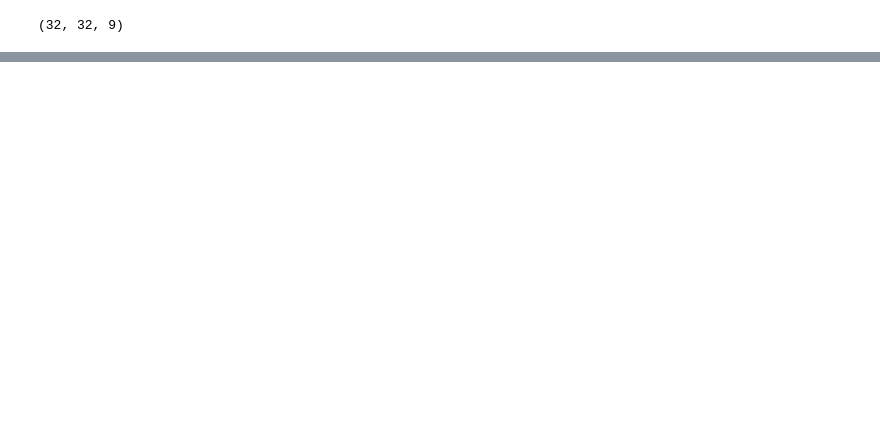
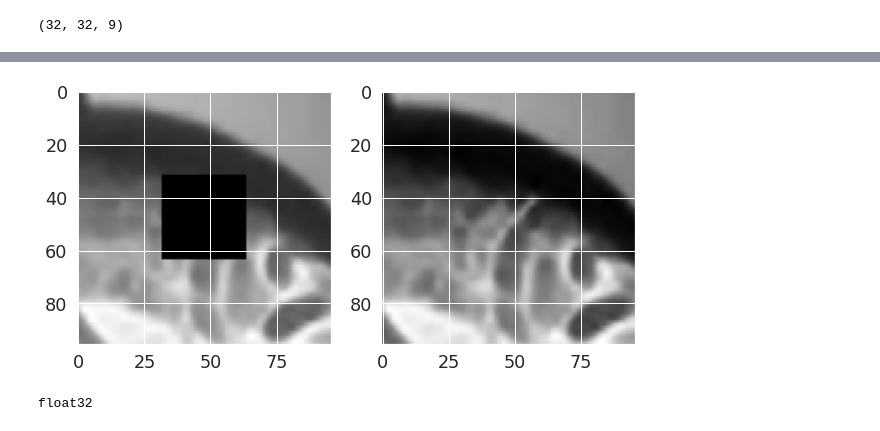
Before and after one commit to WeiKuoLi/Picture-Interpolation, a Jupyter notebook: picture_interpolation.ipynb, the cells around one changed output, grey strips where cells are left out. Drawn from its saved outputs; the diff is of its cells as text; code cells hidden in the pictures; blank space fills up the shorter version.

```diff
--- a/picture_interpolation.ipynb
+++ b/picture_interpolation.ipynb
@@ -364,0 +402,26 @@ now (9, 32, 32)
+# %%
+def get_mask():
+  a=np.ones((96,96))
+  a[32:64,32:64]=0
+  return a
+print(all_pic.shape)
+#plt.imshow(all_pic[330],cmap='bone')
+pimg = all_pic[3344]
+#plt.imshow(pimg)
+f = np.fft.fft2(pimg)
+print(f.real)
+invf = np.fft.ifft2(f)
+#plt.imshow(invf.real)
+all_pic_cut=all_pic[:,16:112,16:112]
+
+
+fig, ax=plt.subplots(1,4,figsize=(10,10))
+ax[0].imshow(all_pic[3344],cmap=plt.cm.gray)
+ax[0].title.set_text('PIC')
+ax[1].imshow(invf.real,cmap=plt.cm.gray)
+ax[1].title.set_text('IFFT(FFT(PIC))')
+ax[2].imshow(all_pic_cut[3344],cmap=plt.cm.gray)
+ax[2].title.set_text('CUT_96x96 ')
+ax[3].imshow((all_pic_cut*(get_mask().reshape(1,96,96)))[3344],cmap=plt.cm.gray)
+ax[3].title.set_text('CUT_CENTER')
+plt.show()
@@ -364,0 +464,21 @@ now (9, 32, 32)
+# %%
+train_x_2=(all_pic_cut*(get_mask().reshape(1,96,96))) /255
+train_y_2=all_pic_cut/255
+
+train_x_2=np.array(train_x_2,dtype='float32').reshape(-1,96,96,1)
+train_y_2=np.array(train_y_2,dtype='float32').reshape(-1,96,96,1)
+
+fig, ax=plt.subplots(1,2,figsize=(10,10))
+ax[0].imshow(train_x_2[3330].reshape(96,96),cmap=plt.cm.gray)
+ax[1].imshow(train_y_2[3330].reshape(96,96),cmap=plt.cm.gray)
+plt.show()
+#print(train_x_2,train_y_2)
+# %% [output]
+[figure, added]
+# %%
+print(train_x_2.dtype)
+train_X_2_tf = (tf.convert_to_tensor(train_x_2,dtype=tf.float32))
+
+train_Y_2_tf = (tf.convert_to_tensor(train_y_2,dtype=tf.float32))
+# %% [output]
+float32
```
Also changed, not shown: parts of 34 cells of this notebook.
